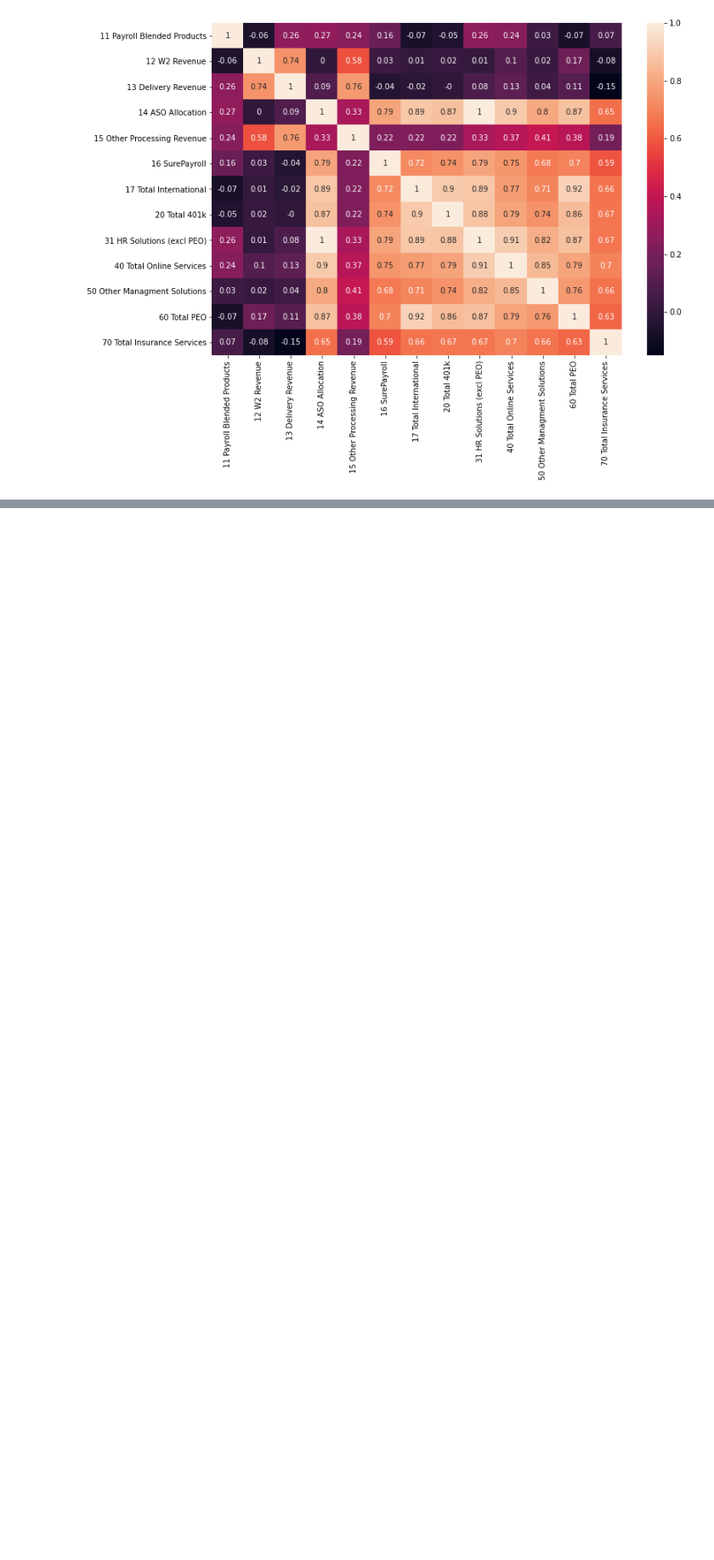
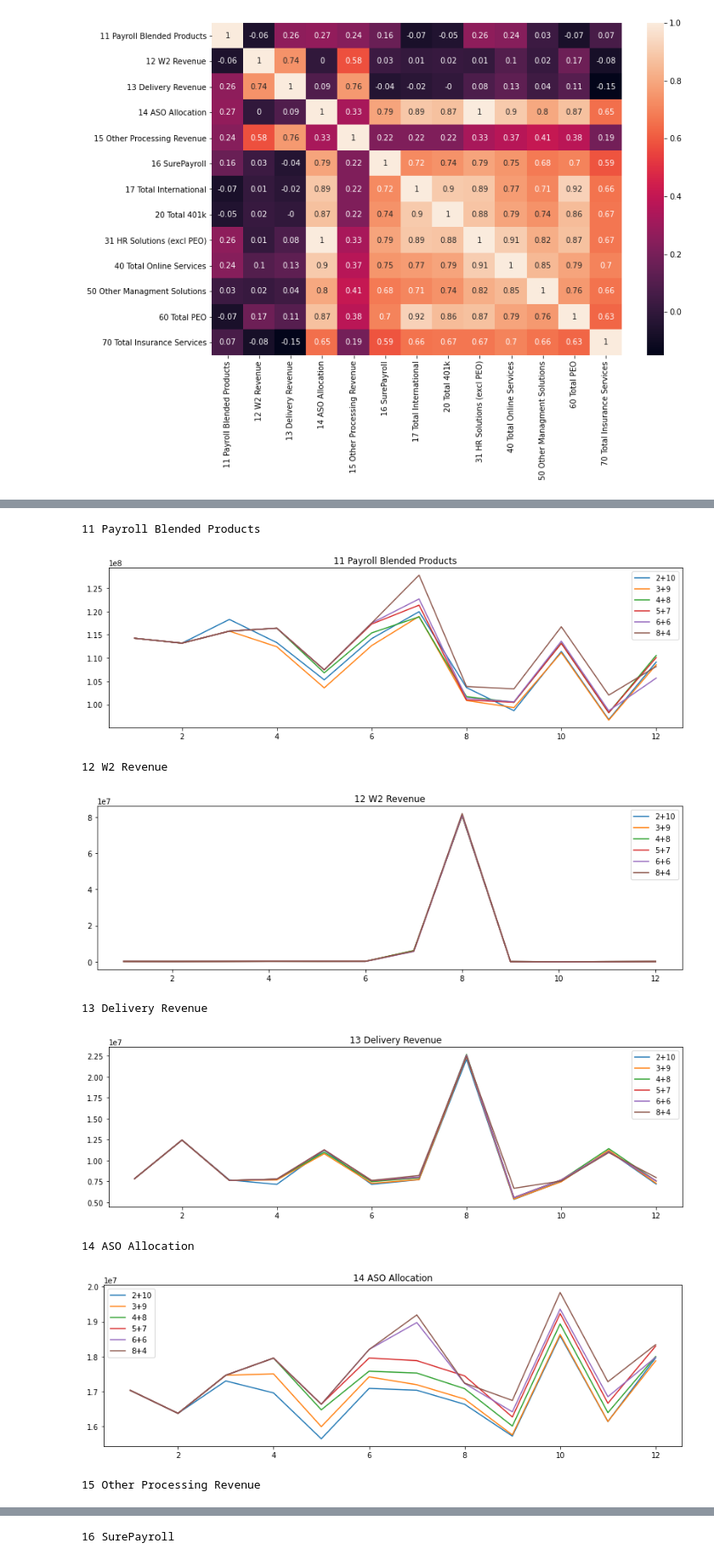
Before and after one commit to jluisjm/Paychex_revenue_forecast, a Jupyter notebook: notebooks/EDA.ipynb, the cells around one changed output, grey strips where cells are left out. Shown at 85% size. Cells and saved outputs as stored; diff of their text form; code cells hidden in the pictures; blank space fills up the shorter version.

Commit message:
eda forecast

```diff
--- a/notebooks/EDA.ipynb
+++ b/notebooks/EDA.ipynb
@@ -164,0 +187,6 @@ fig.show()
+# %%
+df_forecast = df[df['00 period']!=0].loc['Forecast',:].reset_index(level=1)
+# %%
+_ = df_forecast.pop('level_1')
+# %%
+df_forecast = df_forecast.set_index('00 period', append=True)
@@ -164,0 +210,3 @@ fig.show()
+# %%
+I = df_forecast.index.get_level_values(0).unique()
+J = df_forecast.columns
@@ -164,0 +234,19 @@ fig.show()
+# %%
+for j in J:
+    print(j)
+    fig, ax = plt.subplots(figsize=(14,4))
+    for i in I:
+        plt.plot(df_forecast.loc[i,j], label = i)
+    plt.legend()
+    plt.title(j)
+    plt.show()
+# %% [output]
+11 Payroll Blended Products
+[figure, added]
+12 W2 Revenue
+[figure, added]
+13 Delivery Revenue
+[figure, added]
+14 ASO Allocation
+[figure, added]
+15 Other Processing Revenue
@@ -164,0 +254 @@ fig.show()
+16 SurePayroll
```
Also changed, not shown: parts of 10 cells of this notebook.
